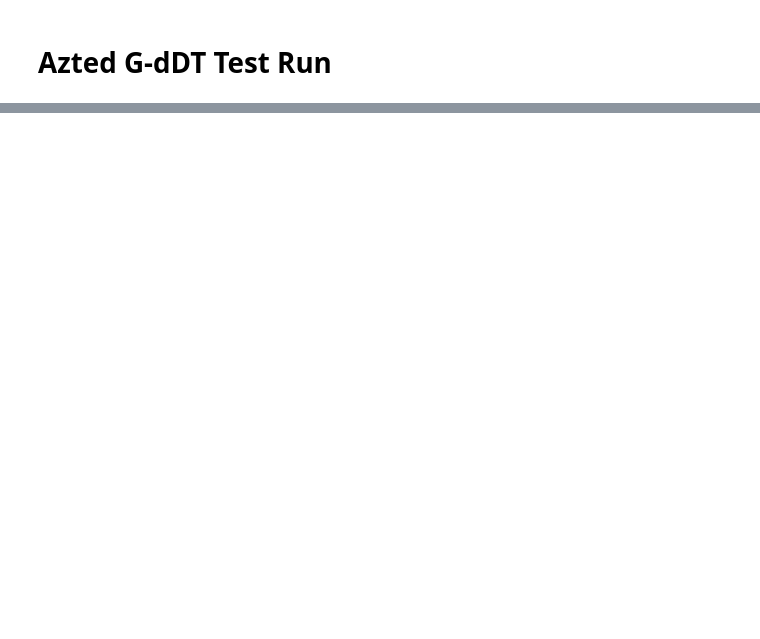
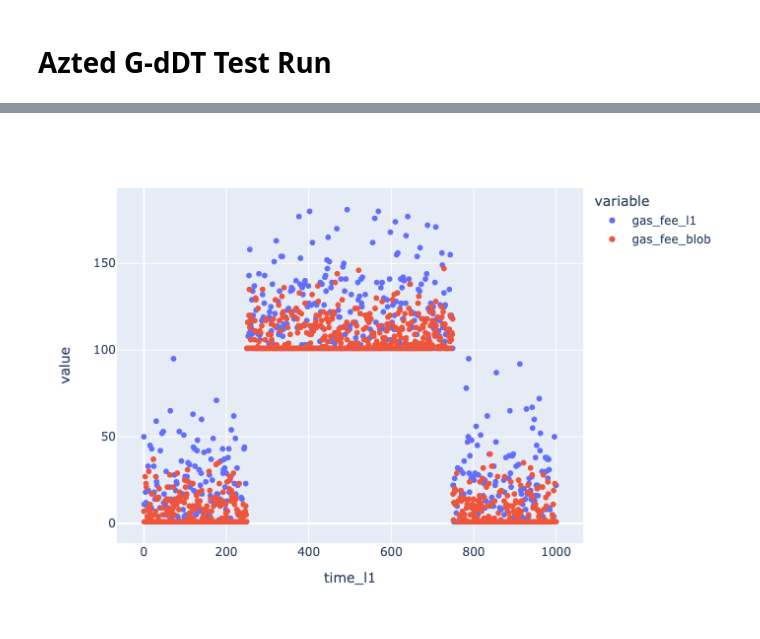
Before and after one commit to BlockScience/aztec-gddt, a Jupyter notebook: notebooks/test_run.ipynb, the cells around one changed output, grey strips where cells are left out. Drawn from its saved outputs; the diff is of its cells as text; code cells hidden in the pictures; blank space fills up the shorter version.

```diff
--- a/notebooks/test_run.ipynb
+++ b/notebooks/test_run.ipynb
@@ -84,0 +150,5 @@ px.line(sim_df,
+# %%
+px.scatter(sim_df,
+        x='time_l1',
+        y=['gas_fee_l1', 'gas_fee_blob'])
+# %% [output]
@@ -84,0 +156 @@ px.line(sim_df,
+[figure, added]
```
Also changed, not shown: parts of 14 cells of this notebook, 2 other files.
